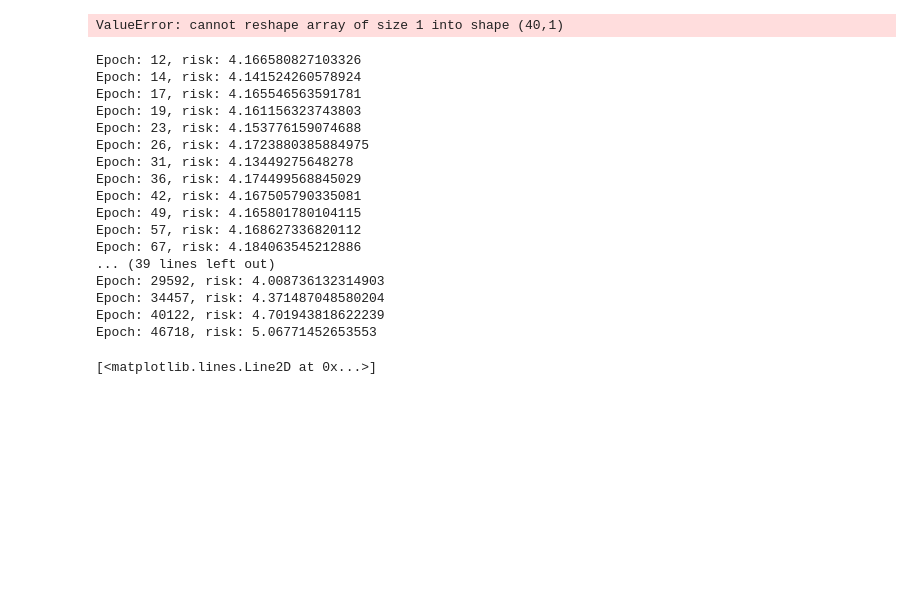
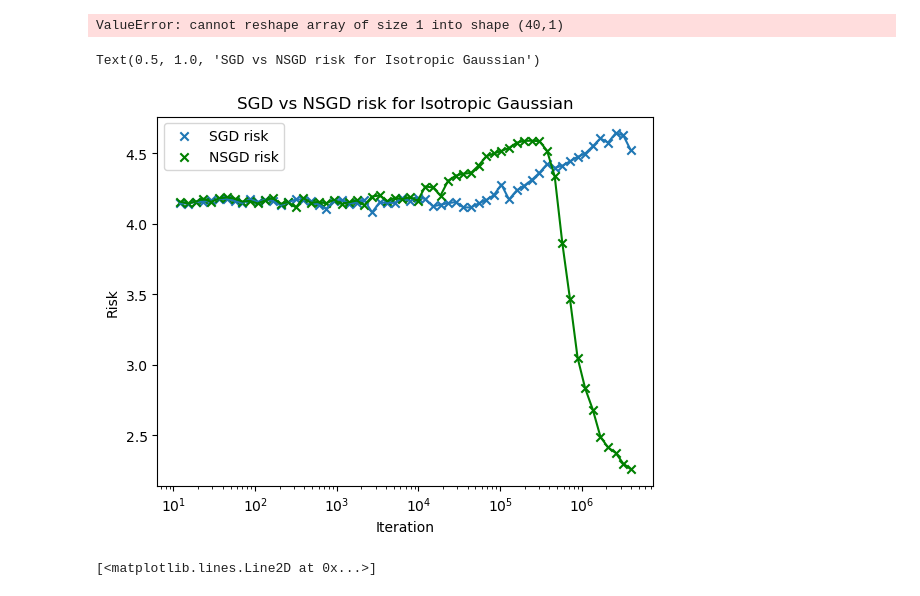
Before and after one commit to PantelisTass/Imperial-UROP-Project-SGD, a Jupyter notebook: SGD Isoptropic Gaussians.ipynb, the cells around one changed output. Saved outputs shown, nothing was run; the diff lists cells and outputs as text; code cells hidden in the pictures; blank space fills up the shorter version.

Commit message:
nesterov2

```diff
--- a/SGD Isoptropic Gaussians.ipynb
+++ b/SGD Isoptropic Gaussians.ipynb
@@ -157,7 +157,8 @@ def nesterov_accelerated_sgd(d, Delta, N, epsilon = 1e-6, r = 3, num_epochs = 10
         gradient = vgrad.reshape(N,1)*(X).reshape(1,d)
 
         weights_new = lookahead + 2*epsilon*(y-neural_net(X, lookahead))*gradient
-        lookahead = weights_new + ((epoch-1)/(epoch+r-1))*(weights_new - weights)
+        lookahead = weights_new + 0.9*(weights_new - weights)
+        #((epoch-1)/(epoch+r-1))
         weights = weights_new
 
         if epoch in indices:
@@ -177,38 +178,22 @@ d = 40
 N = 800
 Delta = 0.8
 
-
-weights_NSGD, momentum_NSGD, risk_NSGD, mean_dist_NSGD = nesterov_accelerated_sgd(d, Delta, N, epsilon = 1e-5, r=3, num_epochs = int(1e4))
+weights_NSGD, momentum_NSGD, risk_NSGD, mean_dist_NSGD = nesterov_accelerated_sgd(d, Delta, N, epsilon = 1e-6, r = 3, num_epochs = int(4e6))
-# %% [output]
-Epoch: 12, risk: 4.166580827103326
-Epoch: 14, risk: 4.141524260578924
-Epoch: 17, risk: 4.165546563591781
-Epoch: 19, risk: 4.161156323743803
-Epoch: 23, risk: 4.153776159074688
-Epoch: 26, risk: 4.1723880385884975
-Epoch: 31, risk: 4.13449275648278
-Epoch: 36, risk: 4.174499568845029
-Epoch: 42, risk: 4.167505790335081
-Epoch: 49, risk: 4.165801780104115
-Epoch: 57, risk: 4.168627336820112
-Epoch: 67, risk: 4.184063545212886
-... (39 lines left out)
-Epoch: 29592, risk: 4.008736132314903
-Epoch: 34457, risk: 4.371487048580204
-Epoch: 40122, risk: 4.701943818622239
-Epoch: 46718, risk: 5.06771452653553
 # %%
 #plot SGD and Nesterov SGD losses
-indices = np.array([int(a) for a in 10**(np.linspace(1.1, np.log10(1e5), 60))])
+indices = np.array([int(a) for a in 10**(np.linspace(1.1, np.log10(4e6), 60))])
 plt.plot(indices, risk_SGD)
 plt.scatter(indices, risk_SGD, marker = 'x', label = 'SGD risk')
 plt.plot(indices, risk_NSGD, c = 'g')
 plt.scatter(indices, risk_NSGD, marker = 'x', label = 'NSGD risk', c = 'g')
 plt.xscale('log')
 plt.xlabel('Iteration')
 plt.ylabel('Risk')
 plt.legend()
 plt.title('SGD vs NSGD risk for Isotropic Gaussian')
+# %% [output]
+Text(0.5, 1.0, 'SGD vs NSGD risk for Isotropic Gaussian')
+[figure, added]
 # %%
 from scipy.stats import norm
 
```
Also changed, not shown: parts of 2 cells of this notebook, 1 other file.
